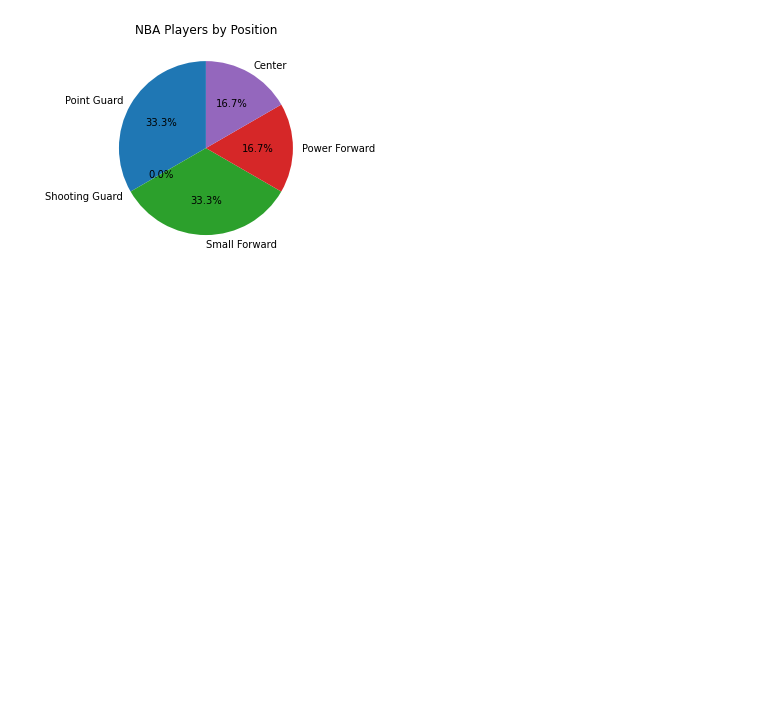
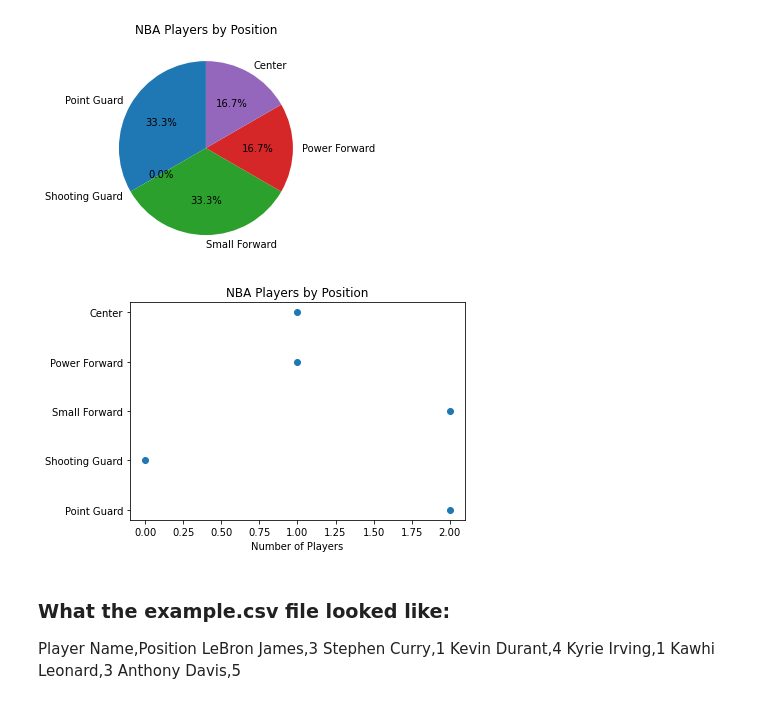
Before and after one commit to vardaansinha/devops, a Jupyter notebook: _notebooks/2023-04-27-panda.ipynb, the cells around one changed output. Cells and saved outputs as stored; diff of their text form; code cells hidden in the pictures; blank space fills up the shorter version.

```diff
--- a/_notebooks/2023-04-27-panda.ipynb
+++ b/_notebooks/2023-04-27-panda.ipynb
@@ -58,3 +60,43 @@ plt.title('NBA Players by Position')
 plt.show()
 # %% [output]
 [figure]
+# %%
+### EXTRA PANDA HACKS FOR DOING IT IN DOT GRAPH
+import pandas as pd
+import matplotlib.pyplot as plt
+import numpy as np
+
+# read the CSV file
+df = pd.read_csv('files/example.csv')
+
+# define position groups
+position_groups = ['Point Guard', 'Shooting Guard', 'Small Forward', 'Power Forward', 'Center']
+
+# create a new column with the position group for each player
+df['Position Group'] = pd.cut(df['Position'], bins=[0, 1, 2, 3, 4, 5], labels=position_groups, include_lowest=True)
+
+# group by position group and count the number of players in each group
+position_counts = df.groupby('Position Group')['Player Name'].count()
+
+# create a dot chart of the position counts
+fig, ax = plt.subplots()
+y_pos = np.arange(len(position_counts))
+ax.plot(position_counts, y_pos, 'o')
+ax.set_yticks(y_pos)
+ax.set_yticklabels(position_counts.index)
+ax.set_xlabel('Number of Players')
+ax.set_title('NBA Players by Position')
+
+# show the chart
+plt.show()
+# %% [output]
+[figure, added]
+# %% [markdown]
+### What the example.csv file looked like:
+Player Name,Position
+LeBron James,3
+Stephen Curry,1
+Kevin Durant,4
+Kyrie Irving,1
+Kawhi Leonard,3
+Anthony Davis,5
```
Also changed, not shown: parts of 3 cells of this notebook.
